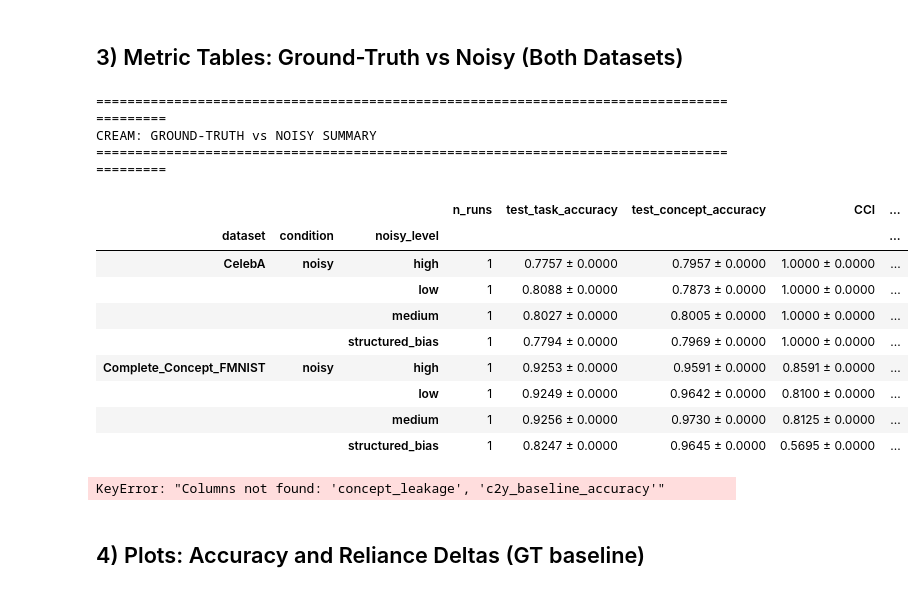
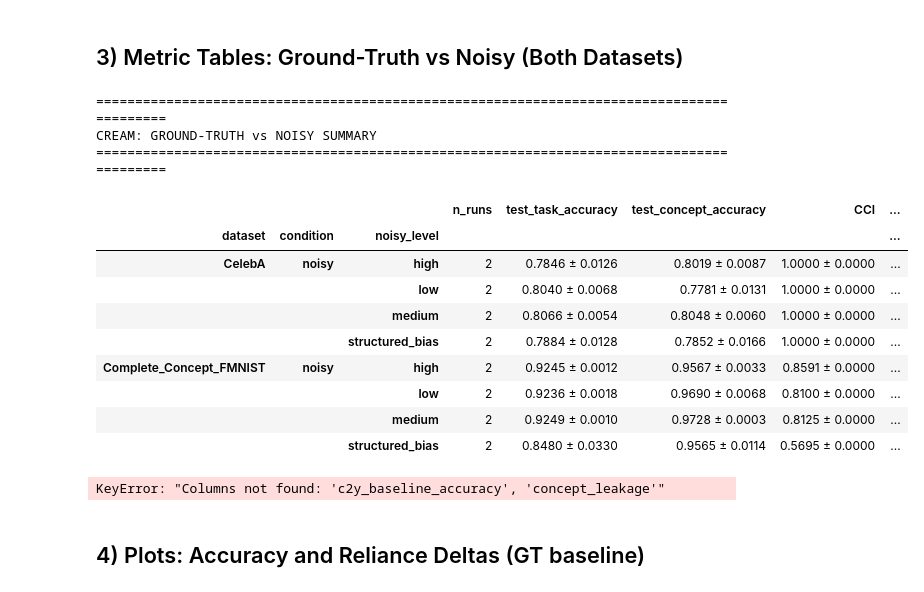
Before and after one commit to daniyaniazi/mCREAM, a Jupyter notebook: notebook/cream_noisy_analysis.ipynb, the cells around one changed output. Saved outputs shown, nothing was run; the diff lists cells and outputs as text; code cells hidden in the pictures.

```diff
--- a/notebook/cream_noisy_analysis.ipynb
+++ b/notebook/cream_noisy_analysis.ipynb
@@ -149,7 +149,7 @@ def load_cream_gt_noisy_results(experiments_root: Path):
 
             try:
                 df = pd.read_csv(csv_f)
-                if len(df) == 0 or stem.rfind('no_side') != -1 or str(csv_f).rfind('preset1') != -1 :
+                if len(df) == 0 or str(csv_f).rfind('preset1') != -1 :
                     continue
                 row = df.iloc[0].to_dict()
                 row['dataset'] = dataset_name
@@ -209,39 +217,39 @@ Noisy levels: ['high', 'low', 'medium', 'structured_bias']
 # %%
 if len(results_df) == 0:
     print('No CREAM GT/Noisy rows found. Check EXPERIMENTS_ROOT and finished runs.')
 else:
     summary = make_summary_table(
         results_df,
         metric_cols=METRICS,
         group_cols=['dataset', 'condition', 'noisy_level']
     )
     print('=' * 90)
     print('CREAM: GROUND-TRUTH vs NOISY SUMMARY')
     print('=' * 90)
     display(summary)
 
     # Also show raw means for easier delta calculations
     raw_means = (
-        results_df.groupby(['dataset','condition','noisy_level'])[METRICS]
+        results_df.groupby(['dataset','noisy_level'])[METRICS]
         .mean(numeric_only=True)
         .reset_index()
     )
     display(raw_means)
 # %% [output]
 ==========================================================================================
 CREAM: GROUND-TRUTH vs NOISY SUMMARY
 ==========================================================================================
 |  |  |  | n_runs | test_task_accuracy | test_concept_accuracy | CCI | ... |
 | dataset | condition | noisy_level |  |  |  |  | ... |
-| CelebA | noisy | high | 1 | 0.7757 ± 0.0000 | 0.7957 ± 0.0000 | 1.0000 ± 0.0000 | ... |
-|  |  | low | 1 | 0.8088 ± 0.0000 | 0.7873 ± 0.0000 | 1.0000 ± 0.0000 | ... |
-|  |  | medium | 1 | 0.8027 ± 0.0000 | 0.8005 ± 0.0000 | 1.0000 ± 0.0000 | ... |
-|  |  | structured_bias | 1 | 0.7794 ± 0.0000 | 0.7969 ± 0.0000 | 1.0000 ± 0.0000 | ... |
-| Complete_Concept_FMNIST | noisy | high | 1 | 0.9253 ± 0.0000 | 0.9591 ± 0.0000 | 0.8591 ± 0.0000 | ... |
-|  |  | low | 1 | 0.9249 ± 0.0000 | 0.9642 ± 0.0000 | 0.8100 ± 0.0000 | ... |
-|  |  | medium | 1 | 0.9256 ± 0.0000 | 0.9730 ± 0.0000 | 0.8125 ± 0.0000 | ... |
-|  |  | structured_bias | 1 | 0.8247 ± 0.0000 | 0.9645 ± 0.0000 | 0.5695 ± 0.0000 | ... |
+| CelebA | noisy | high | 2 | 0.7846 ± 0.0126 | 0.8019 ± 0.0087 | 1.0000 ± 0.0000 | ... |
+|  |  | low | 2 | 0.8040 ± 0.0068 | 0.7781 ± 0.0131 | 1.0000 ± 0.0000 | ... |
+|  |  | medium | 2 | 0.8066 ± 0.0054 | 0.8048 ± 0.0060 | 1.0000 ± 0.0000 | ... |
+|  |  | structured_bias | 2 | 0.7884 ± 0.0128 | 0.7852 ± 0.0166 | 1.0000 ± 0.0000 | ... |
+| Complete_Concept_FMNIST | noisy | high | 2 | 0.9245 ± 0.0012 | 0.9567 ± 0.0033 | 0.8591 ± 0.0000 | ... |
+|  |  | low | 2 | 0.9236 ± 0.0018 | 0.9690 ± 0.0068 | 0.8100 ± 0.0000 | ... |
+|  |  | medium | 2 | 0.9249 ± 0.0010 | 0.9728 ± 0.0003 | 0.8125 ± 0.0000 | ... |
+|  |  | structured_bias | 2 | 0.8480 ± 0.0330 | 0.9565 ± 0.0114 | 0.5695 ± 0.0000 | ... |
-KeyError: "Columns not found: 'concept_leakage', 'c2y_baseline_accuracy'"
+KeyError: "Columns not found: 'c2y_baseline_accuracy', 'concept_leakage'"
 # %% [markdown]
 ## 4) Plots: Accuracy and Reliance Deltas (GT baseline)
 # %%
```
Also changed, not shown: parts of 1 cell of this notebook.
